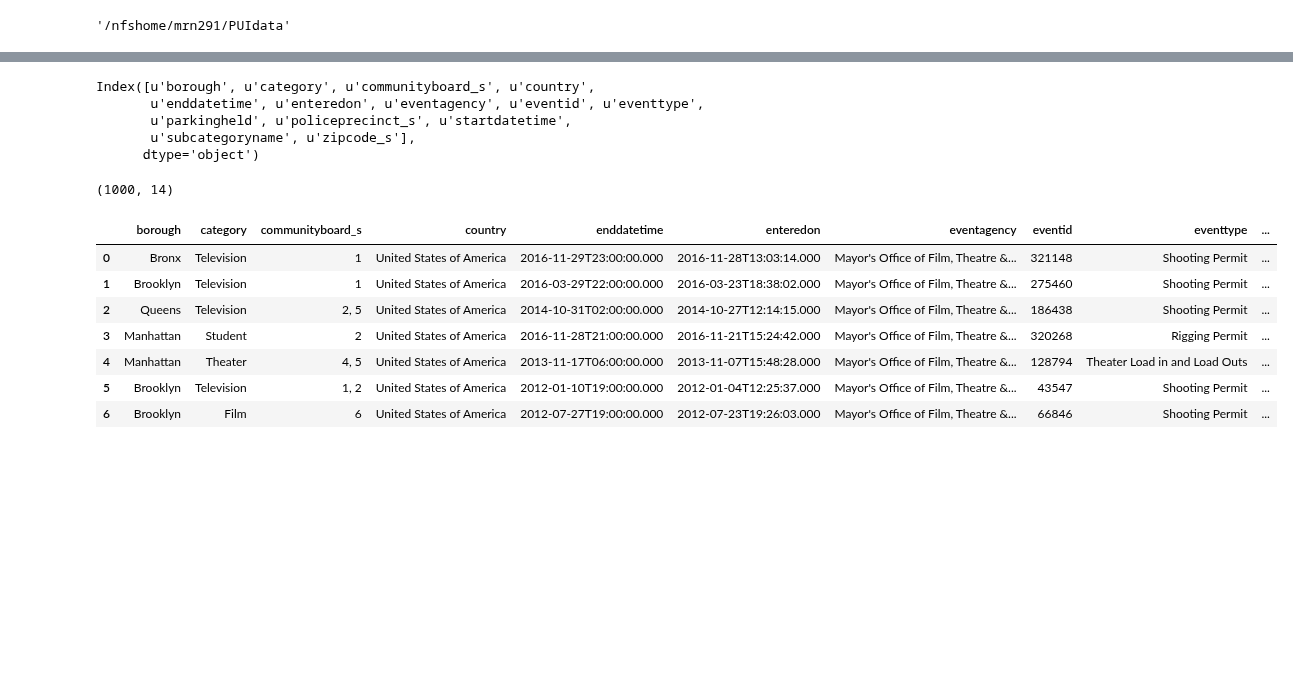
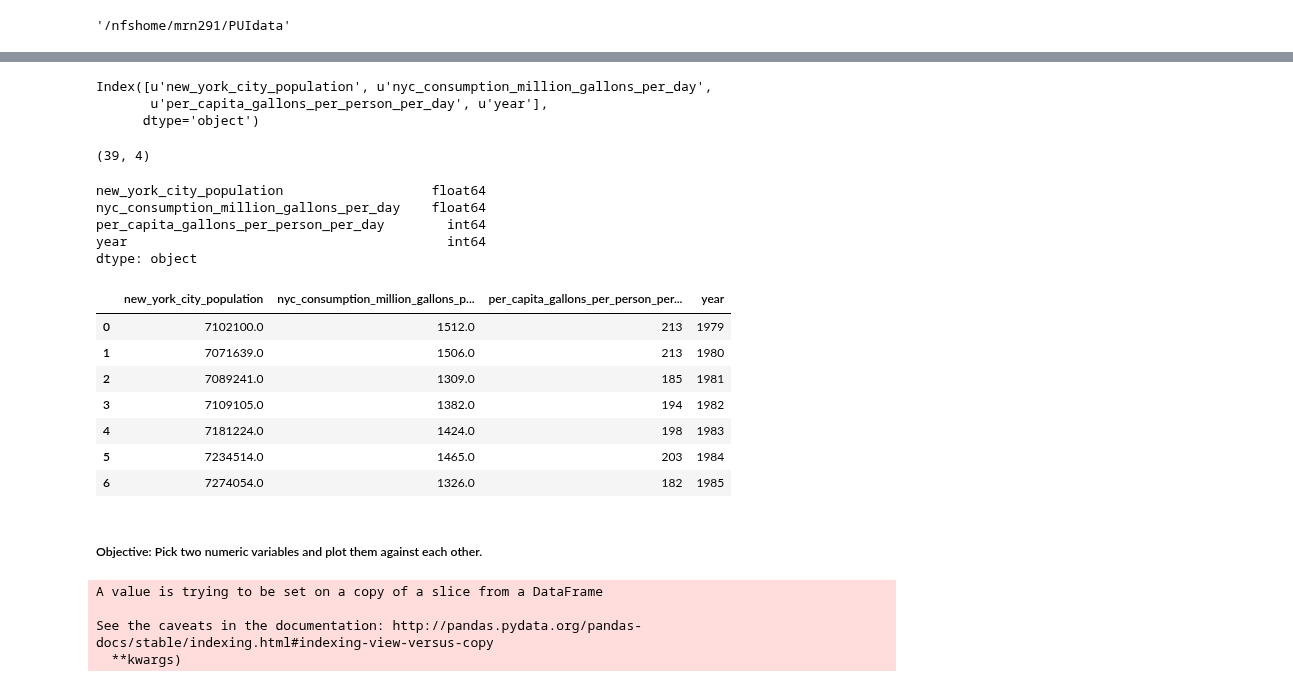
Before and after one commit to tharma3/PUI2018_mrn291, a Jupyter notebook: HW3_mrn291/Assignment_2.ipynb, the cells around one changed output, grey strips where cells are left out. Drawn from its saved outputs; the diff is of its cells as text; code cells hidden in the pictures; blank space fills up the shorter version.

```diff
--- a/HW3_mrn291/Assignment_2.ipynb
+++ b/HW3_mrn291/Assignment_2.ipynb
@@ -10,32 +20,51 @@ os.getenv("PUIDATA")
 # %%
-#point to Open Data URL for Film Permits
-url = 'https://data.cityofnewyork.us/resource/6aka-uima.json'
+#point to Open Data URL for water consumption
+url = 'https://data.cityofnewyork.us/resource/waf7-5gvc.json'
 # %%
 #read in data from Open Data
-films = pd.read_json(url2)
+water_consumption = pd.read_json(url)
 # %%
 #take a look at the column names
-films.columns
+water_consumption.columns
 # %% [output]
-Index([u'borough', u'category', u'communityboard_s', u'country',
-       u'enddatetime', u'enteredon', u'eventagency', u'eventid', u'eventtype',
-       u'parkingheld', u'policeprecinct_s', u'startdatetime',
-       u'subcategoryname', u'zipcode_s'],
+Index([u'new_york_city_population', u'nyc_consumption_million_gallons_per_day',
+       u'per_capita_gallons_per_person_per_day', u'year'],
       dtype='object')
 # %%
 #take a look at the size of the data set
-films.shape
+water_consumption.shape
 # %% [output]
-(1000, 14)
+(39, 4)
+# %%
+#take a look at the data types of the columns
+water_consumption.dtypes
+# %% [output]
+new_york_city_population                   float64
+nyc_consumption_million_gallons_per_day    float64
+per_capita_gallons_per_person_per_day        int64
+year                                         int64
+dtype: object
 # %%
 #take a look at the first seven rows
-films.head(7)
+water_consumption.head(7)
 # %% [output]
-|  | borough | category | communityboard_s | country | enddatetime | enteredon | eventagency | eventid | eventtype | ... |
-| 0 | Bronx | Television | 1 | United States of America | 2016-11-29T23:00:00.000 | 2016-11-28T13:03:14.000 | Mayor's Office of Film, Theatre &... | 321148 | Shooting Permit | ... |
-| 1 | Brooklyn | Television | 1 | United States of America | 2016-03-29T22:00:00.000 | 2016-03-23T18:38:02.000 | Mayor's Office of Film, Theatre &... | 275460 | Shooting Permit | ... |
-| 2 | Queens | Television | 2, 5 | United States of America | 2014-10-31T02:00:00.000 | 2014-10-27T12:14:15.000 | Mayor's Office of Film, Theatre &... | 186438 | Shooting Permit | ... |
-| 3 | Manhattan | Student | 2 | United States of America | 2016-11-28T21:00:00.000 | 2016-11-21T15:24:42.000 | Mayor's Office of Film, Theatre &... | 320268 | Rigging Permit | ... |
-| 4 | Manhattan | Theater | 4, 5 | United States of America | 2013-11-17T06:00:00.000 | 2013-11-07T15:48:28.000 | Mayor's Office of Film, Theatre &... | 128794 | Theater Load in and Load Outs | ... |
-| 5 | Brooklyn | Television | 1, 2 | United States of America | 2012-01-10T19:00:00.000 | 2012-01-04T12:25:37.000 | Mayor's Office of Film, Theatre &... | 43547 | Shooting Permit | ... |
-| 6 | Brooklyn | Film | 6 | United States of America | 2012-07-27T19:00:00.000 | 2012-07-23T19:26:03.000 | Mayor's Office of Film, Theatre &... | 66846 | Shooting Permit | ... |
+|  | new_york_city_population | nyc_consumption_million_gallons_p... | per_capita_gallons_per_person_per... | year |
+| 0 | 7102100.0 | 1512.0 | 213 | 1979 |
+| 1 | 7071639.0 | 1506.0 | 213 | 1980 |
+| 2 | 7089241.0 | 1309.0 | 185 | 1981 |
+| 3 | 7109105.0 | 1382.0 | 194 | 1982 |
+| 4 | 7181224.0 | 1424.0 | 198 | 1983 |
+| 5 | 7234514.0 | 1465.0 | 203 | 1984 |
+| 6 | 7274054.0 | 1326.0 | 182 | 1985 |
+# %% [markdown]
+##### Objective: Pick two numeric variables and plot them against each other.
+# %%
+#pick two numeric columns to plot
+#clean up column names so they're prettier on the plot
+water_plot = water_consumption[['new_york_city_population', 'nyc_consumption_million_gallons_per_day']]
+water_plot.rename(columns={'new_york_city_population':'NYC Population','nyc_consumption_million_gallons_per_day':'Million Gallons of H20 Per Day'}, inplace=True)
+# %% [output]
+A value is trying to be set on a copy of a slice from a DataFrame
+
+See the caveats in the documentation: http://pandas.pydata.org/pandas-docs/stable/indexing.html#indexing-view-versus-copy
+  **kwargs)
```
Also changed, not shown: parts of 19 cells of this notebook.
